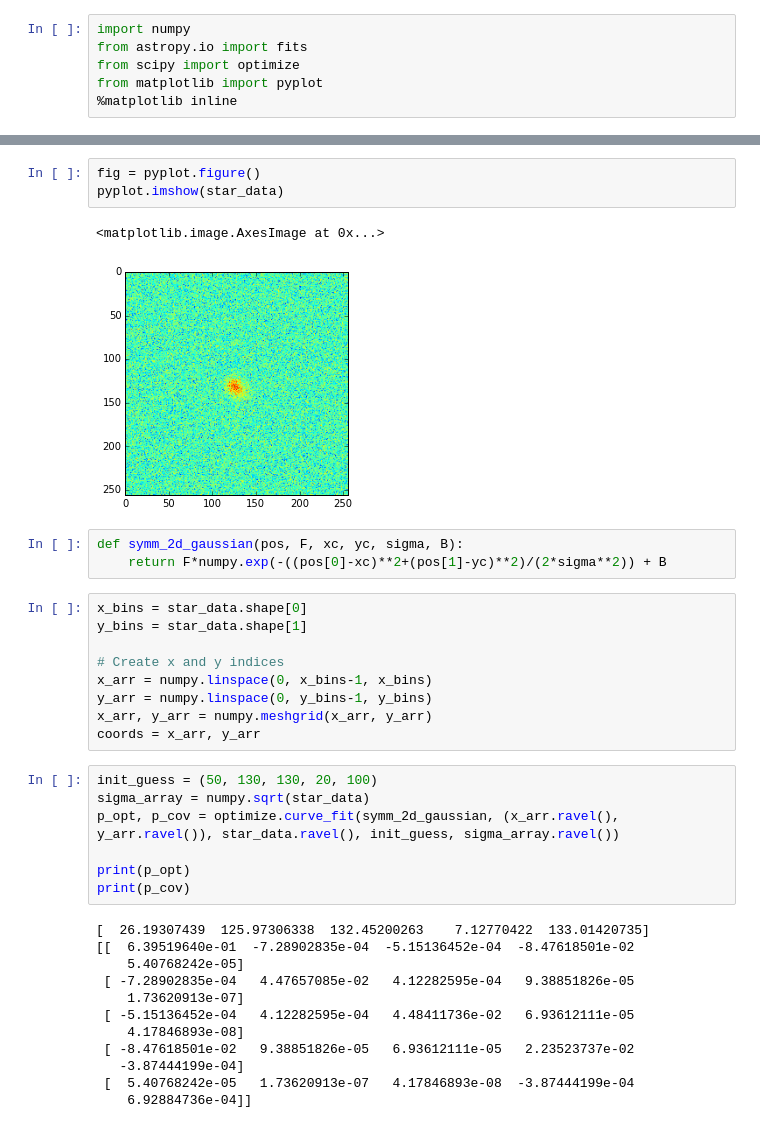
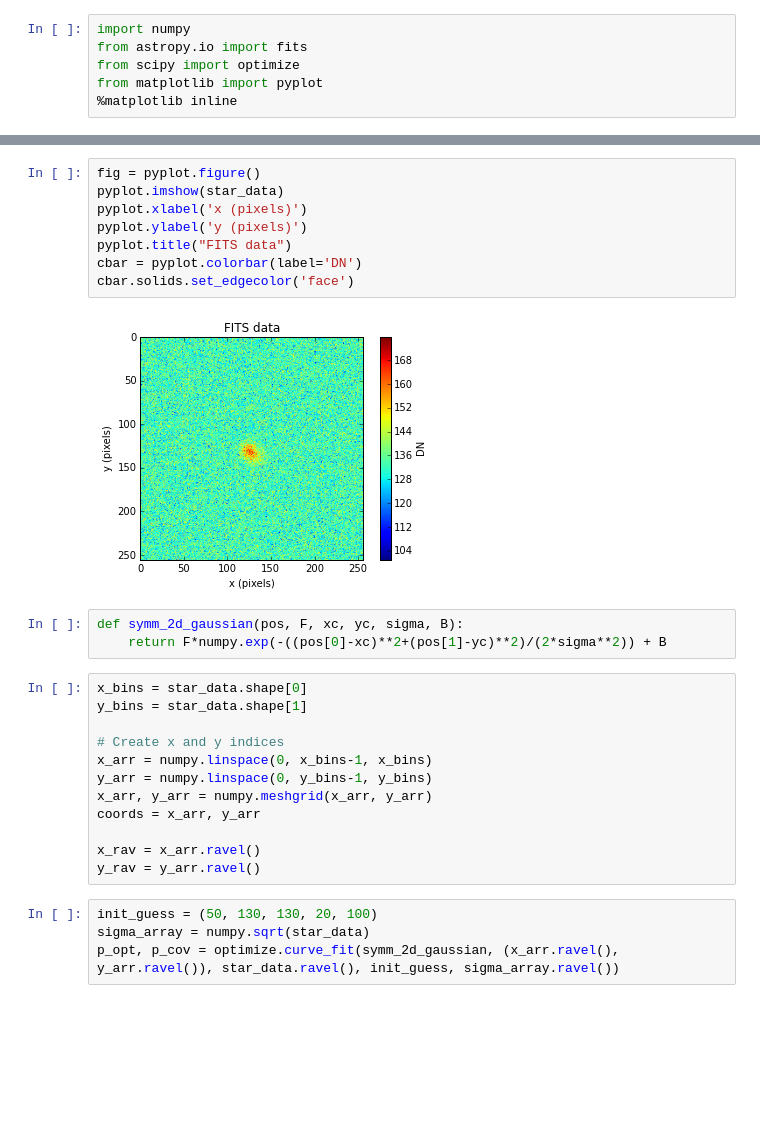
Before and after one commit to mbuchove/notebook-wurk-b, a Jupyter notebook: stats/astro283_hw3.ipynb, the cells around one changed output, grey strips where cells are left out. Saved outputs shown, nothing was run; the diff lists cells and outputs as text; blank space fills up the shorter version.

```diff
--- a/stats/astro283_hw3.ipynb
+++ b/stats/astro283_hw3.ipynb
@@ -37,9 +72,13 @@ SIMPLE  =                    T / conforms to FITS standard
-# %%
-fig = pyplot.figure()
-pyplot.imshow(star_data)
-# %% [output]
-<matplotlib.image.AxesImage at 0x...>
-[figure, removed]
+# %%
+fig = pyplot.figure()
+pyplot.imshow(star_data)
+pyplot.xlabel('x (pixels)')
+pyplot.ylabel('y (pixels)')
+pyplot.title("FITS data")
+cbar = pyplot.colorbar(label='DN')
+cbar.solids.set_edgecolor('face')
+# %% [output]
+[figure, added]
 # %%
 def symm_2d_gaussian(pos, F, xc, yc, sigma, B):
     return F*numpy.exp(-((pos[0]-xc)**2+(pos[1]-yc)**2)/(2*sigma**2)) + B
@@ -52,22 +91,10 @@ x_arr = numpy.linspace(0, x_bins-1, x_bins)
 y_arr = numpy.linspace(0, y_bins-1, y_bins)
 x_arr, y_arr = numpy.meshgrid(x_arr, y_arr)
 coords = x_arr, y_arr
+
+x_rav = x_arr.ravel()
+y_rav = y_arr.ravel()
 # %%
 init_guess = (50, 130, 130, 20, 100)
 sigma_array = numpy.sqrt(star_data)
 p_opt, p_cov = optimize.curve_fit(symm_2d_gaussian, (x_arr.ravel(), y_arr.ravel()), star_data.ravel(), init_guess, sigma_array.ravel())
-
-print(p_opt)
-print(p_cov)
-# %% [output]
-[  26.19307439  125.97306338  132.45200263    7.12770422  133.01420735]
-[[  6.39519640e-01  -7.28902835e-04  -5.15136452e-04  -8.47618501e-02
-    5.40768242e-05]
- [ -7.28902835e-04   4.47657085e-02   4.12282595e-04   9.38851826e-05
-    1.73620913e-07]
- [ -5.15136452e-04   4.12282595e-04   4.48411736e-02   6.93612111e-05
-    4.17846893e-08]
- [ -8.47618501e-02   9.38851826e-05   6.93612111e-05   2.23523737e-02
-   -3.87444199e-04]
- [  5.40768242e-05   1.73620913e-07   4.17846893e-08  -3.87444199e-04
-    6.92884736e-04]]
```
Also changed, not shown: parts of 20 cells of this notebook.
